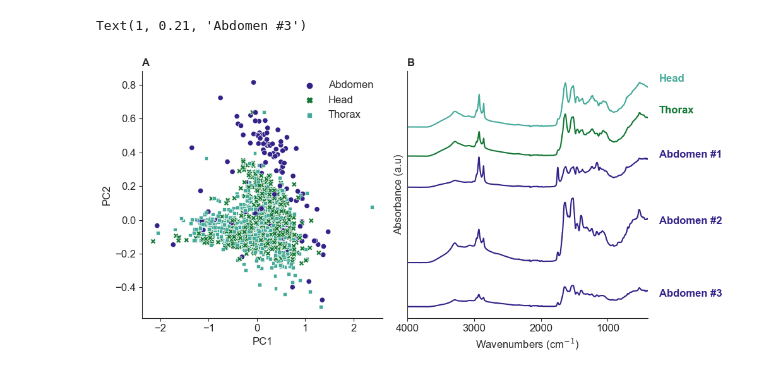
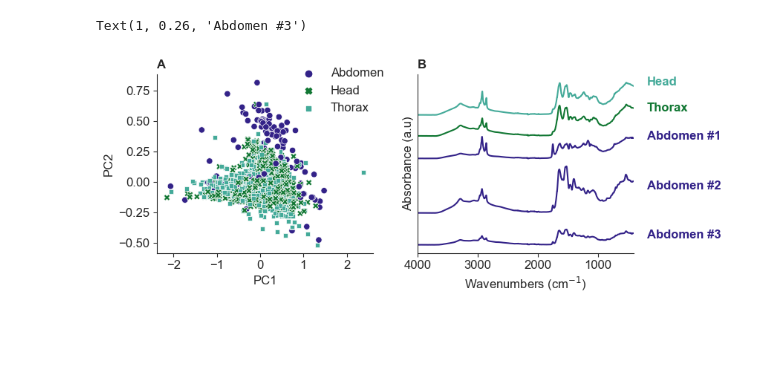
Before and after one commit to maurocolapso/Pazmino_TsetseMIRS_2023, a Jupyter notebook: notebooks/test.ipynb, the cells around one changed output. Drawn from its saved outputs; the diff is of its cells as text; code cells hidden in the pictures; blank space fills up the shorter version.

Commit message:
updated figures

```diff
--- a/notebooks/test.ipynb
+++ b/notebooks/test.ipynb
@@ -70,7 +70,7 @@ plt.rcParams["font.size"] = 12
 sn.set_style("ticks")
 sn.set_palette(sn.color_palette(colorpal))
 
-fig, (ax, ax2) = plt.subplots(1, 2, figsize=(9, 5), tight_layout=True)
+fig, (ax, ax2) = plt.subplots(1, 2, figsize=(7.5, 3.5), tight_layout=True)
 sn.scatterplot(
     x=X_pca[:, 0], y=X_pca[:, 1],
     hue=tsetse_data_copy["Tissue"],
@@ -79,7 +79,9 @@ sn.scatterplot(
     legend=True
 )
 
-ax.legend(frameon=False)
+ax.legend(frameon=False,
+        loc='upper right',
+        bbox_to_anchor=(1.1, 1.1),)
 sn.despine(ax=ax)
 
 sn.lineplot(
@@ -101,37 +103,37 @@ sn.lineplot(
     y=abdomen_x.iloc[3, :] + 0.8,
     color="#332288",
     ax=ax2,
     label="Abdomen",
 )
 sn.lineplot(x=wavenumbers, y=abdomen_x.iloc[4, :] + 0.3, color="#332288", ax=ax2)
 sn.lineplot(x=wavenumbers, y=abdomen_x.iloc[5, :], color="#332288", ax=ax2)
 
 #ax2.legend(ncol=3, bbox_to_anchor=(0.05, 1, 1, 0.1), loc="center", frameon=False)
 ax2.get_legend().remove()
 
 sn.despine(ax=ax2)
 
 ax2.set_xlim(4000, 400)
 ax2.set_yticks([])
 ax2.set_ylabel("Absorbance (a.u)")
 ax2.set_xlabel("Wavenumbers (cm$^{-1}$)")
 ax.set_xlabel("PC1")
 ax.set_ylabel("PC2")
 
 
 labeles = ["A", "B", "C", "D", "E", "F"]
 axes = fig.get_axes()
 for a, l in zip(axes, labeles):
     a.set_title(l, y=1, loc="left", fontsize=12, fontweight="bold")
 
 
-fig.text(x=1,y=0.89,s="Head",color='#44AA99',fontweight='bold')
-fig.text(x=1,y=0.79,s="Thorax",color='#117733',fontweight='bold')
-fig.text(x=1,y=0.65,s="Abdomen #1",color='#332288', fontweight='bold')
-fig.text(x=1,y=0.44,s="Abdomen #2",color='#332288', fontweight='bold')
-fig.text(x=1,y=0.21,s="Abdomen #3",color='#332288', fontweight='bold')
+fig.text(x=1,y=0.85,s="Head",color='#44AA99',fontweight='bold')
+fig.text(x=1,y=0.75,s="Thorax",color='#117733',fontweight='bold')
+fig.text(x=1,y=0.64,s="Abdomen #1",color='#332288', fontweight='bold')
+fig.text(x=1,y=0.45,s="Abdomen #2",color='#332288', fontweight='bold')
+fig.text(x=1,y=0.26,s="Abdomen #3",color='#332288', fontweight='bold')
 
 #fig.savefig("./results/plots/Fig2.png", dpi=300)
 # %% [output]
-Text(1, 0.21, 'Abdomen #3')
+Text(1, 0.26, 'Abdomen #3')
-[figure, old version]
+[figure, new version]
```
Also changed, not shown: 20 other files.
